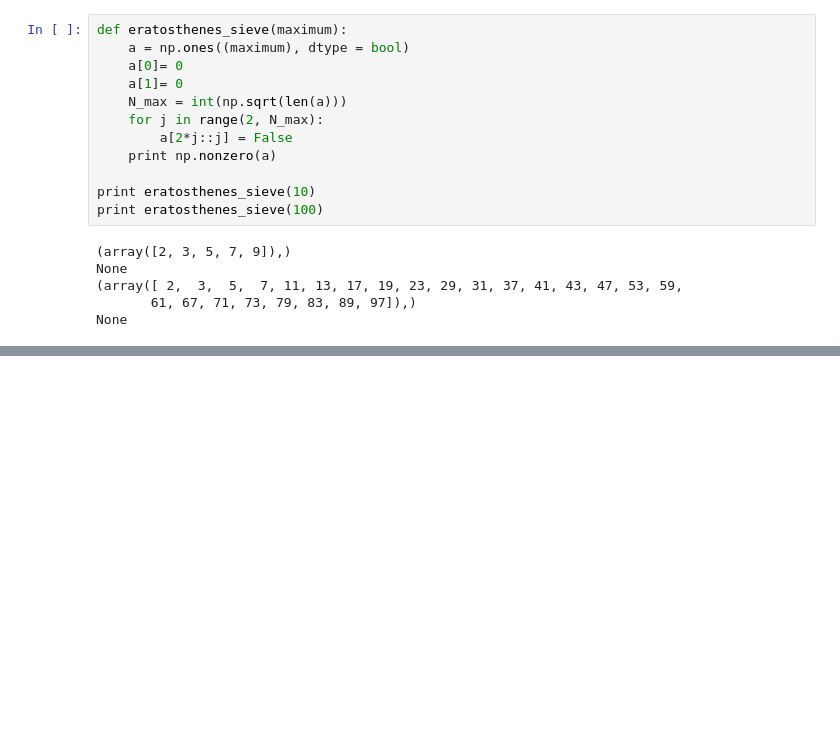
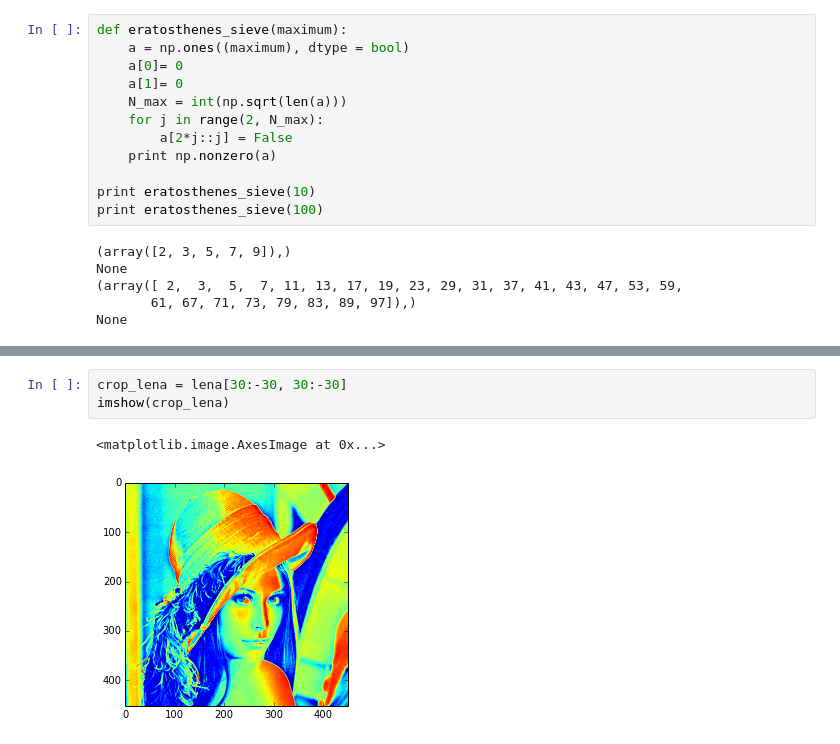
Before and after one commit to kjarment/PHYS202S14, a Jupyter notebook: iPython/NumPyExcercises.ipynb, the cells around one changed output, grey strips where cells are left out. Drawn from its saved outputs; the diff is of its cells as text; blank space fills up the shorter version.

```diff
--- a/iPython/NumPyExcercises.ipynb
+++ b/iPython/NumPyExcercises.ipynb
@@ -98,0 +112,6 @@ None
+# %%
+crop_lena = lena[30:-30, 30:-30]
+imshow(crop_lena)
+# %% [output]
+<matplotlib.image.AxesImage at 0x...>
+[figure, added]
```
Also changed, not shown: parts of 5 cells of this notebook, 6 other files.
